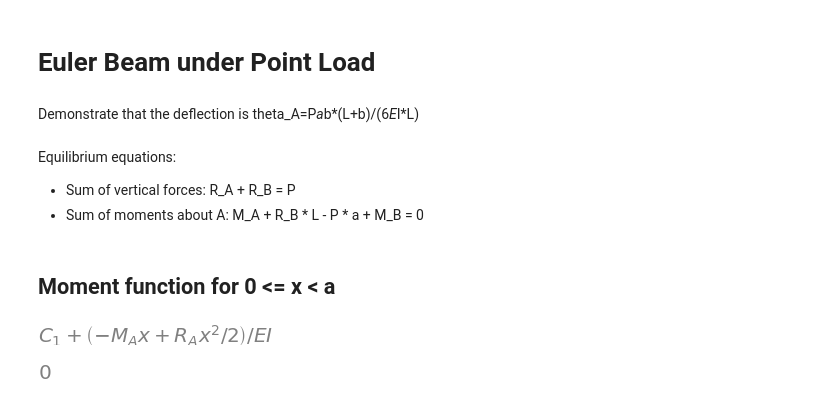
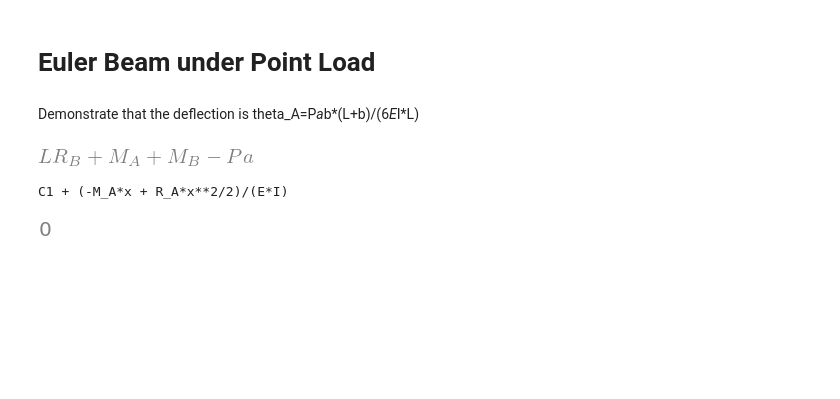
Before and after one commit to canarionyc/structural-analysis, a Jupyter notebook: notebooks/euler_beam_point_load.ipynb, the cells around one changed output. Cells and saved outputs as stored; diff of their text form; code cells hidden in the pictures; blank space fills up the shorter version.

```diff
--- a/notebooks/euler_beam_point_load.ipynb
+++ b/notebooks/euler_beam_point_load.ipynb
@@ -27,21 +27,17 @@ x, L, a, b, P, E, I = sp.symbols('x L a b P E I', positive=True)
 
 # Reaction at A for point load at a
 #R_A = P * (L-a) / L
-# %% [markdown]
-Equilibrium equations:
-- Sum of vertical forces: R_A + R_B = P
-- Sum of moments about A: M_A + R_B * L - P * a + M_B = 0
 # %%
 eqn_force= R_A + R_B - P
 # R_B_soln=sp.solve(eqn_force, R_B)[0]
 # print(R_B_soln)
 # %%
 eqn_moment= M_A - P * a + M_B + L * R_B
-
+eqn_moment
 # M_B_soln=sp.solve(eqn_moment, M_B)[0]
 # print(M_B_soln)
+# %% [output]
+[figure, added]
-# %% [markdown]
-## Moment function for 0 <= x < a
 # %%
 M1 = R_A * x - M_A
 # %%
@@ -78,9 +74,10 @@ M1 = R_A * x - M_A
 C1, C2 = sp.symbols('C1 C2')
 # For 0 <= x < a
 v1_prime = sp.integrate(M1, x) / (E * I) + C1
-v1_prime
+
+print(v1_prime)
 # %% [output]
-[figure, removed]
+C1 + (-M_A*x + R_A*x**2/2)/(E*I)
 # %%
 C1_soln=sp.solve(v1_prime.subs(x,0), C1)[0]
 C1_soln
```
Also changed, not shown: 1 other file.
